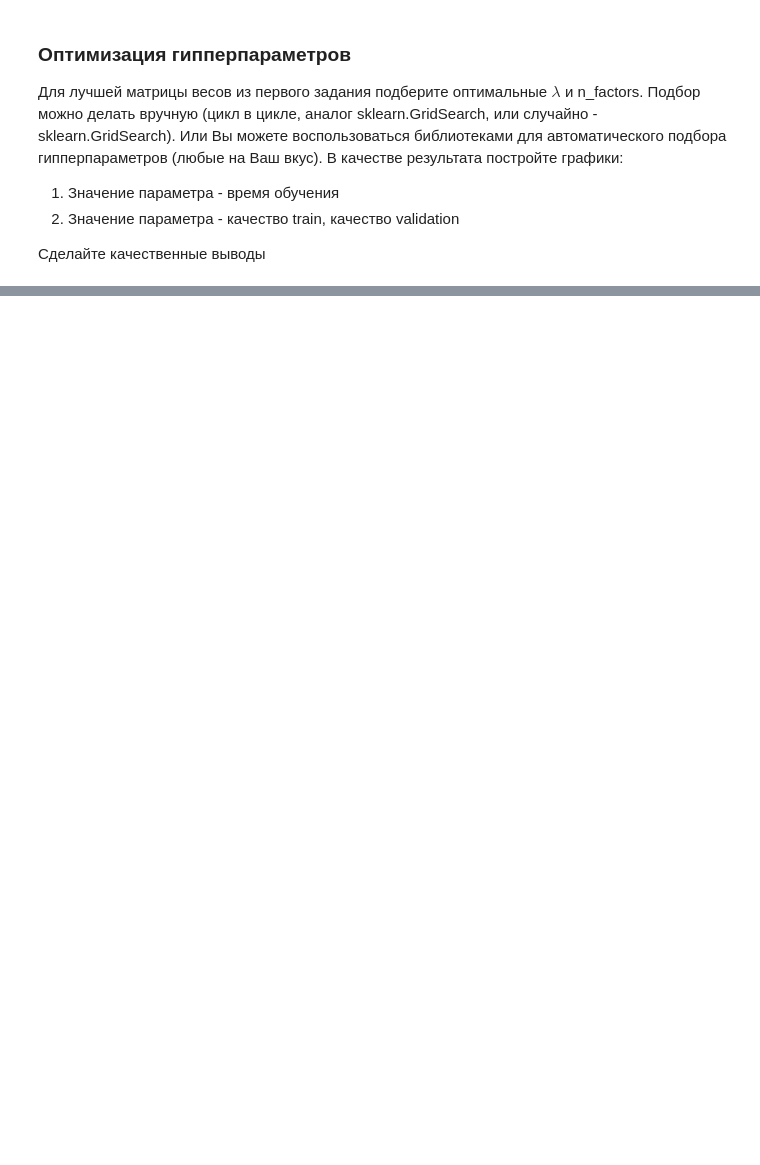
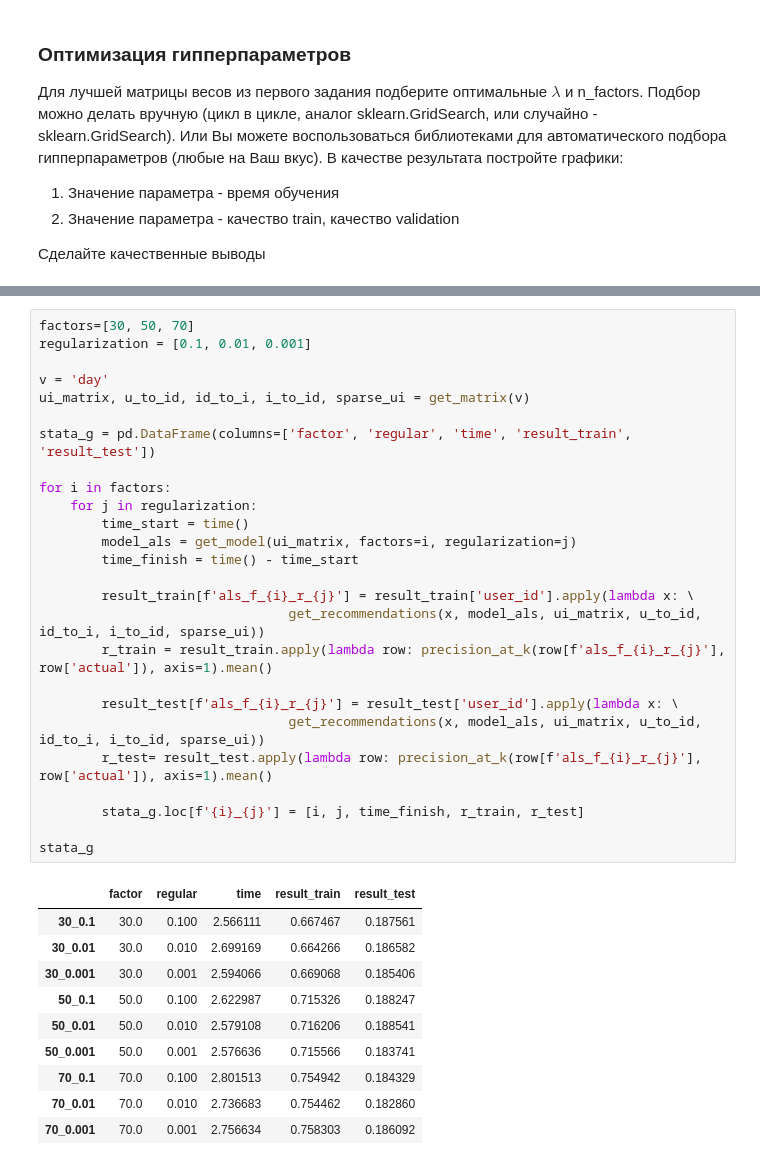
Before and after one commit to AinarIbragimov/2021.01.18.Recommender_systems, a Jupyter notebook: Lesson_3/Lesson_hw_3.ipynb, the cells around one changed output, grey strips where cells are left out. Saved outputs shown, nothing was run; the diff lists cells and outputs as text; blank space fills up the shorter version.

```diff
--- a/Lesson_3/Lesson_hw_3.ipynb
+++ b/Lesson_3/Lesson_hw_3.ipynb
@@ -115,0 +256,37 @@ items.head()
+# %%
+factors=[30, 50, 70]
+regularization = [0.1, 0.01, 0.001]
+
+v = 'day'
+ui_matrix, u_to_id, id_to_i, i_to_id, sparse_ui = get_matrix(v)
+
+stata_g = pd.DataFrame(columns=['factor', 'regular', 'time', 'result_train', 'result_test'])
+
+for i in factors:
+    for j in regularization:
+        time_start = time()
+        model_als = get_model(ui_matrix, factors=i, regularization=j)
+        time_finish = time() - time_start
+
+        result_train[f'als_f_{i}_r_{j}'] = result_train['user_id'].apply(lambda x: \
+                                get_recommendations(x, model_als, ui_matrix, u_to_id, id_to_i, i_to_id, sparse_ui))
+        r_train = result_train.apply(lambda row: precision_at_k(row[f'als_f_{i}_r_{j}'], row['actual']), axis=1).mean()
+
+        result_test[f'als_f_{i}_r_{j}'] = result_test['user_id'].apply(lambda x: \
+                                get_recommendations(x, model_als, ui_matrix, u_to_id, id_to_i, i_to_id, sparse_ui))
+        r_test= result_test.apply(lambda row: precision_at_k(row[f'als_f_{i}_r_{j}'], row['actual']), axis=1).mean()
+
+        stata_g.loc[f'{i}_{j}'] = [i, j, time_finish, r_train, r_test]
+
+stata_g
+# %% [output]
+|  | factor | regular | time | result_train | result_test |
+| 30_0.1 | 30.0 | 0.100 | 2.566111 | 0.667467 | 0.187561 |
+| 30_0.01 | 30.0 | 0.010 | 2.699169 | 0.664266 | 0.186582 |
+| 30_0.001 | 30.0 | 0.001 | 2.594066 | 0.669068 | 0.185406 |
+| 50_0.1 | 50.0 | 0.100 | 2.622987 | 0.715326 | 0.188247 |
+| 50_0.01 | 50.0 | 0.010 | 2.579108 | 0.716206 | 0.188541 |
+| 50_0.001 | 50.0 | 0.001 | 2.576636 | 0.715566 | 0.183741 |
+| 70_0.1 | 70.0 | 0.100 | 2.801513 | 0.754942 | 0.184329 |
+| 70_0.01 | 70.0 | 0.010 | 2.736683 | 0.754462 | 0.182860 |
+| 70_0.001 | 70.0 | 0.001 | 2.756634 | 0.758303 | 0.186092 |
```
Also changed, not shown: parts of 23 cells of this notebook.
